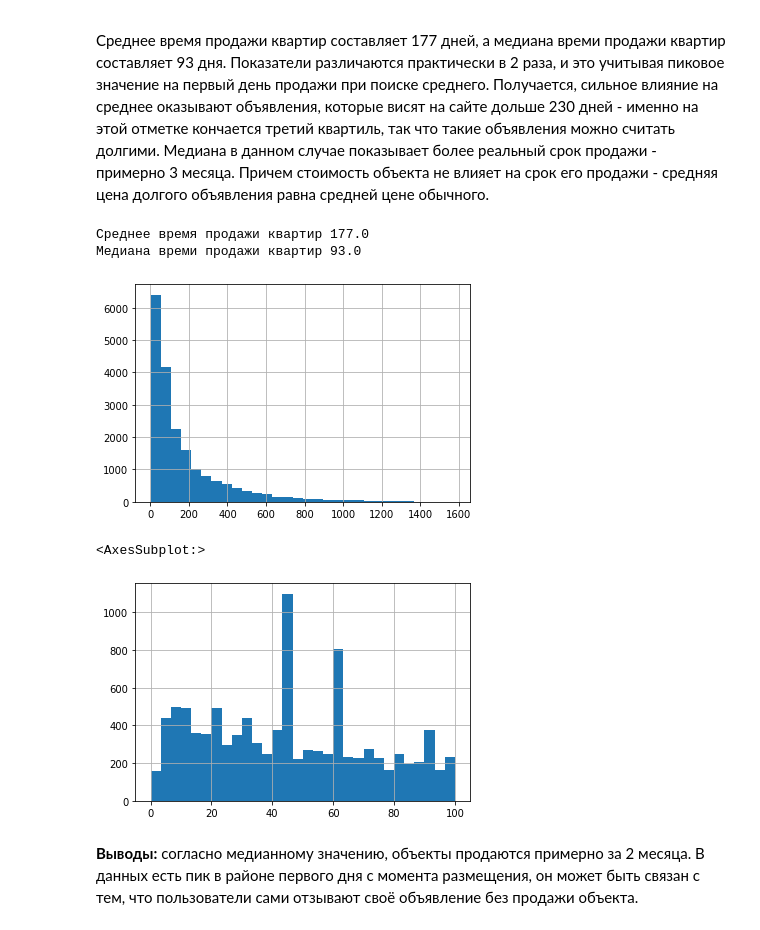
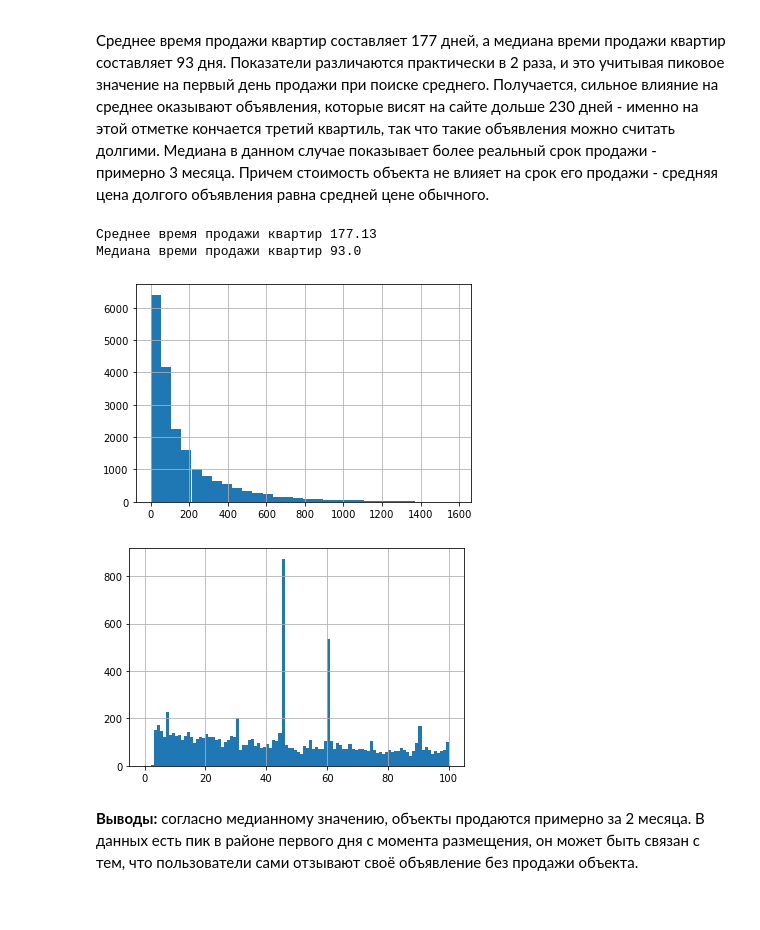
Before and after one commit to alpatika/redesigned-barnacle, a Jupyter notebook: sale_of_apartments_research.ipynb, the cells around one changed output. Saved outputs shown, nothing was run; the diff lists cells and outputs as text; code cells hidden in the pictures.

```diff
--- a/sale_of_apartments_research.ipynb
+++ b/sale_of_apartments_research.ipynb
@@ -597,23 +593,22 @@ data_cleared['publication_month'].hist()
 
 Среднее время продажи квартир составляет 177 дней, а медиана времи продажи квартир составляет 93 дня. Показатели различаются практически в 2 раза, и это учитывая пиковое значение на первый день продажи при поиске среднего. Получается, сильное влияние на среднее оказывают объявления, которые висят на сайте дольше 230 дней - именно на этой отметке кончается третий квартиль, так что такие объявления можно считать долгими. Медиана в данном случае показывает более реальный срок продажи - примерно 3 месяца. Причем стоимость объекта не влияет на срок его продажи - средняя цена долгого объявления равна средней цене обычного.
 # %%
-print('Среднее время продажи квартир', data_cleared['days_exposition'].mean().round(0))
+print('Среднее время продажи квартир', round(data_cleared['days_exposition'].mean(), 2))
 print('Медиана времи продажи квартир', data_cleared['days_exposition'].median())
 #data_cleared.boxplot(['days_exposition'])
 data_cleared['days_exposition'].hist(bins = 30)
 plt.show()
-data_cleared['days_exposition'].hist(bins = 30, range = (0, 100))
+data_cleared['days_exposition'].hist(bins = 100, range = (0, 100));
 
 # проверим влияние стоимости на срок размещения объявления
 
 #data_cleared.query('days_exposition > 200')['last_price'].mean()
 #data_cleared.query('days_exposition <= 200')['last_price'].mean()
 # %% [output]
-Среднее время продажи квартир 177.0
+Среднее время продажи квартир 177.13
 Медиана времи продажи квартир 93.0
-[figure, old version]
+[figure, new version]
-<AxesSubplot:>
-[figure, old version]
+[figure, new version]
 # %% [markdown]
 **Выводы:** согласно медианному значению, объекты продаются примерно за 2 месяца. В данных есть пик в районе первого дня с момента размещения, он может быть связан с тем, что пользователи сами отзывают своё объявление без продажи объекта.
 # %% [markdown]
```
Also changed, not shown: parts of 15 cells of this notebook, 1 other file.
